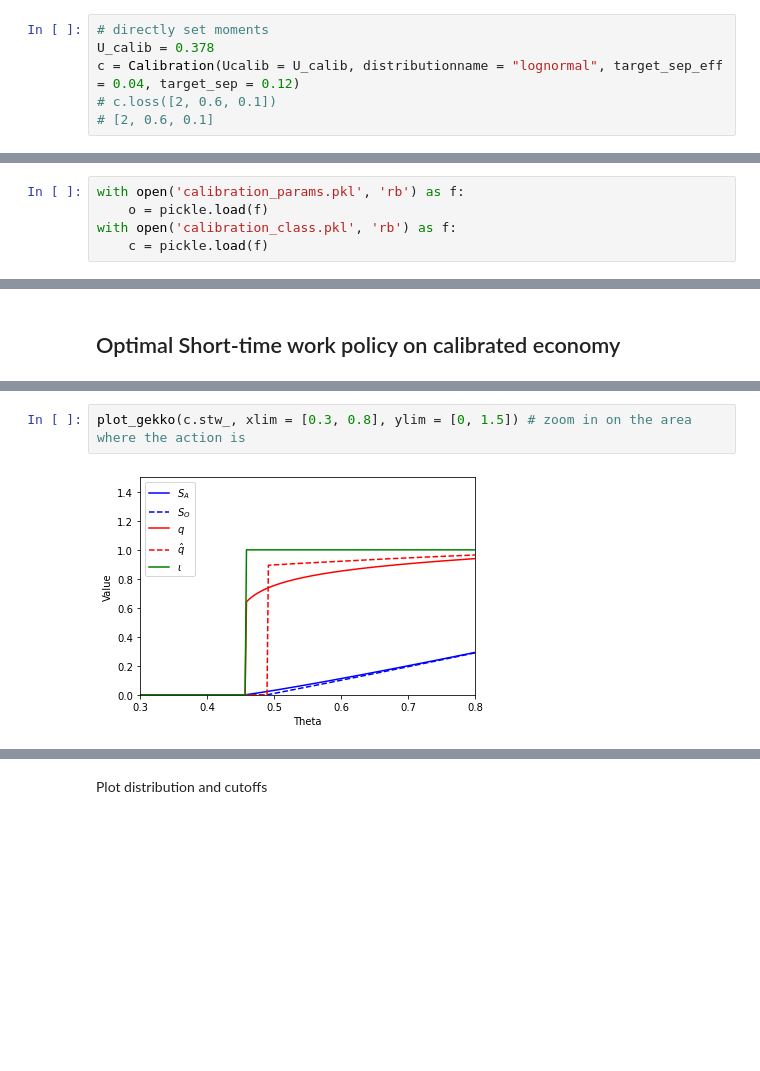
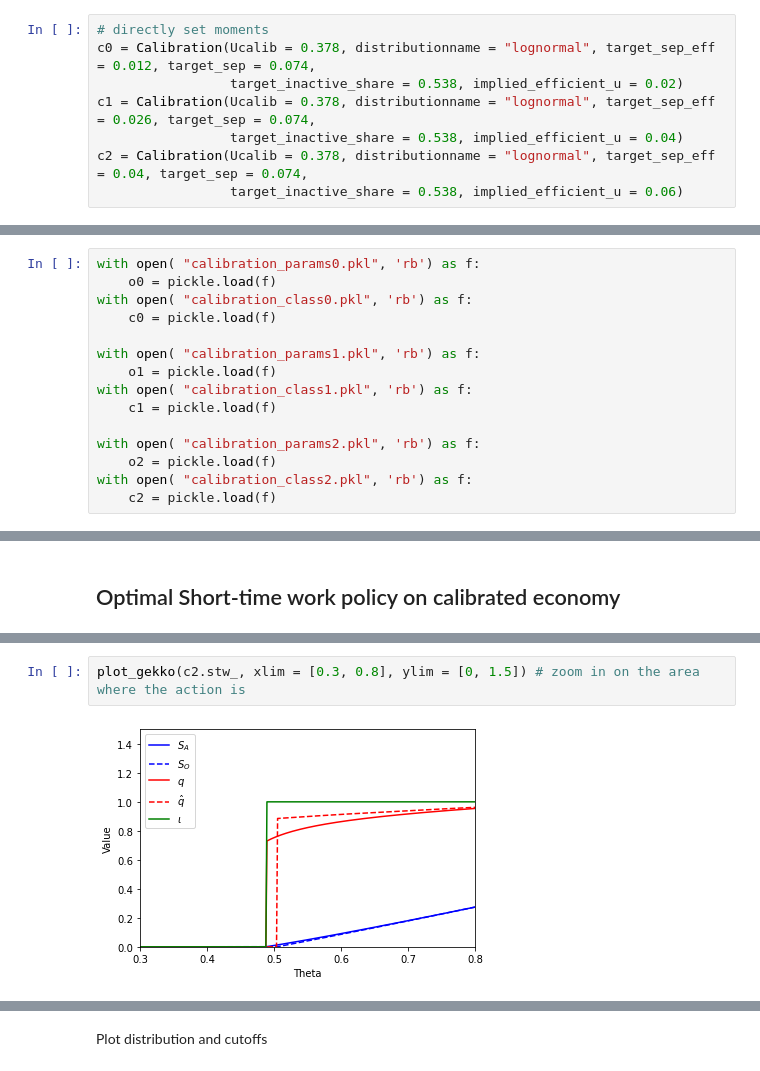
Before and after one commit to SZuzek/Shorttimework, a Jupyter notebook: main.ipynb, the cells around one changed output, grey strips where cells are left out. Cells and saved outputs as stored; diff of their text form; blank space fills up the shorter version.

Commit message:
calibration and tables

```diff
--- a/main.ipynb
+++ b/main.ipynb
@@ -366,8 +415,10 @@ We look at the following moments:
 # %%
 # directly set moments
-U_calib = 0.378
-c = Calibration(Ucalib = U_calib, distributionname = "lognormal", target_sep_eff = 0.04, target_sep = 0.12)
-# c.loss([2, 0.6, 0.1])
-# [2, 0.6, 0.1]
+c0 = Calibration(Ucalib = 0.378, distributionname = "lognormal", target_sep_eff = 0.012, target_sep = 0.074,
+                 target_inactive_share = 0.538, implied_efficient_u = 0.02)
+c1 = Calibration(Ucalib = 0.378, distributionname = "lognormal", target_sep_eff = 0.026, target_sep = 0.074,
+                 target_inactive_share = 0.538, implied_efficient_u = 0.04)
+c2 = Calibration(Ucalib = 0.378, distributionname = "lognormal", target_sep_eff = 0.04, target_sep = 0.074,
+                 target_inactive_share = 0.538, implied_efficient_u = 0.06)
 # %% [markdown]
 #### Calibration - Estimation
@@ -395,10 +471,20 @@ with open( "calibration_class.pkl", 'wb') as file:
 # %% [markdown]
 load previous
 # %%
-with open('calibration_params.pkl', 'rb') as f:
-    o = pickle.load(f)
-with open('calibration_class.pkl', 'rb') as f:
-    c = pickle.load(f)
+with open( "calibration_params0.pkl", 'rb') as f:
+    o0 = pickle.load(f)
+with open( "calibration_class0.pkl", 'rb') as f:
+    c0 = pickle.load(f)
+
+with open( "calibration_params1.pkl", 'rb') as f:
+    o1 = pickle.load(f)
+with open( "calibration_class1.pkl", 'rb') as f:
+    c1 = pickle.load(f)
+
+with open( "calibration_params2.pkl", 'rb') as f:
+    o2 = pickle.load(f)
+with open( "calibration_class2.pkl", 'rb') as f:
+    c2 = pickle.load(f)
 # %% [markdown]
 Check validity
 # %%
@@ -422,4 +725,4 @@ c.stw_.solve_gekko()
 # %%
-plot_gekko(c.stw_, xlim = [0.3, 0.8], ylim = [0, 1.5]) # zoom in on the area where the action is
+plot_gekko(c2.stw_, xlim = [0.3, 0.8], ylim = [0, 1.5]) # zoom in on the area where the action is
 # %% [output]
-[figure, old version]
+[figure, new version]
```
Also changed, not shown: parts of 62 cells of this notebook, 6 other files.
